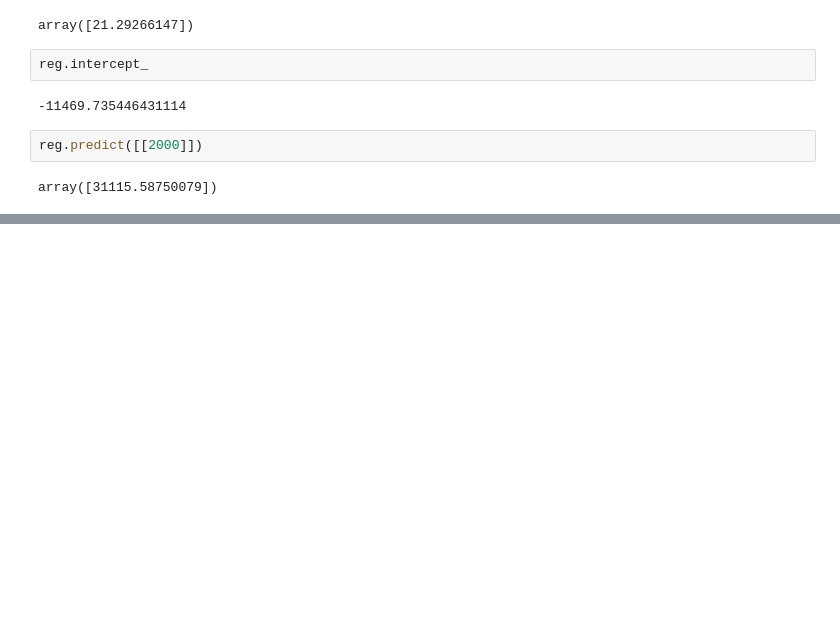
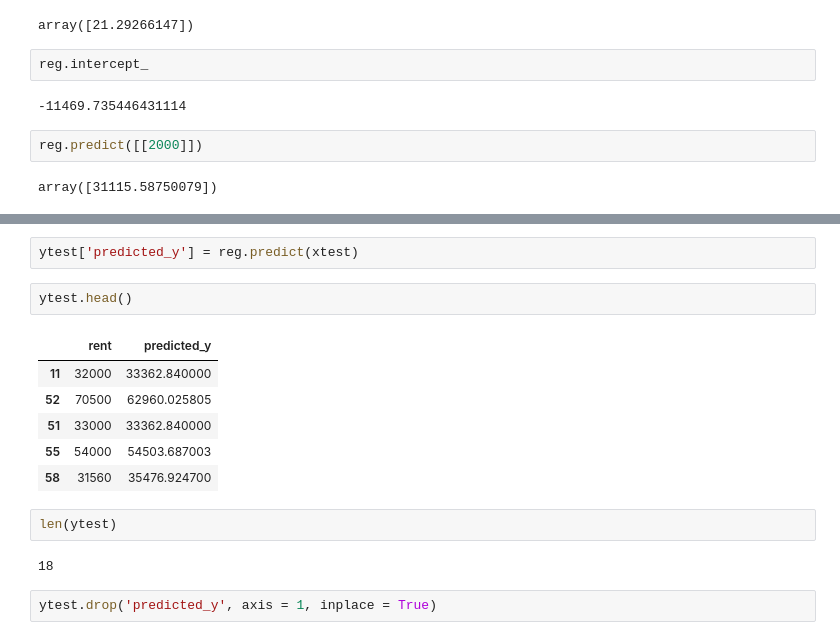
Before and after one commit to alaminshakil111/python_qs_ans, a Jupyter notebook: Linear_regression/linear_regression.ipynb, the cells around one changed output, grey strips where cells are left out. Cells and saved outputs as stored; diff of their text form; blank space fills up the shorter version.

```diff
--- a/Linear_regression/linear_regression.ipynb
+++ b/Linear_regression/linear_regression.ipynb
@@ -113,0 +239,17 @@ array([31115.58750079])
+# %%
+ytest['predicted_y'] = reg.predict(xtest)
+# %%
+ytest.head()
+# %% [output]
+|  | rent | predicted_y |
+| 11 | 32000 | 33362.840000 |
+| 52 | 70500 | 62960.025805 |
+| 51 | 33000 | 33362.840000 |
+| 55 | 54000 | 54503.687003 |
+| 58 | 31560 | 35476.924700 |
+# %%
+len(ytest)
+# %% [output]
+18
+# %%
+ytest.drop('predicted_y', axis = 1, inplace = True)
```
Also changed, not shown: parts of 27 cells of this notebook.
